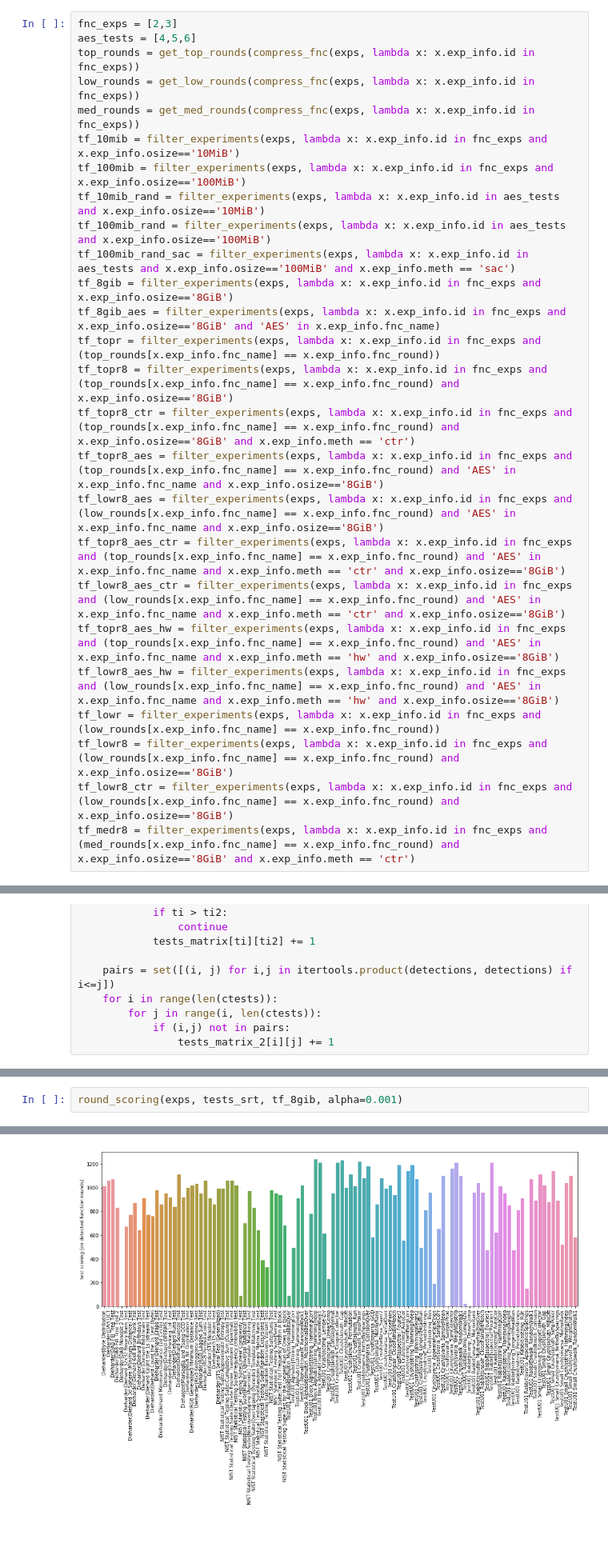
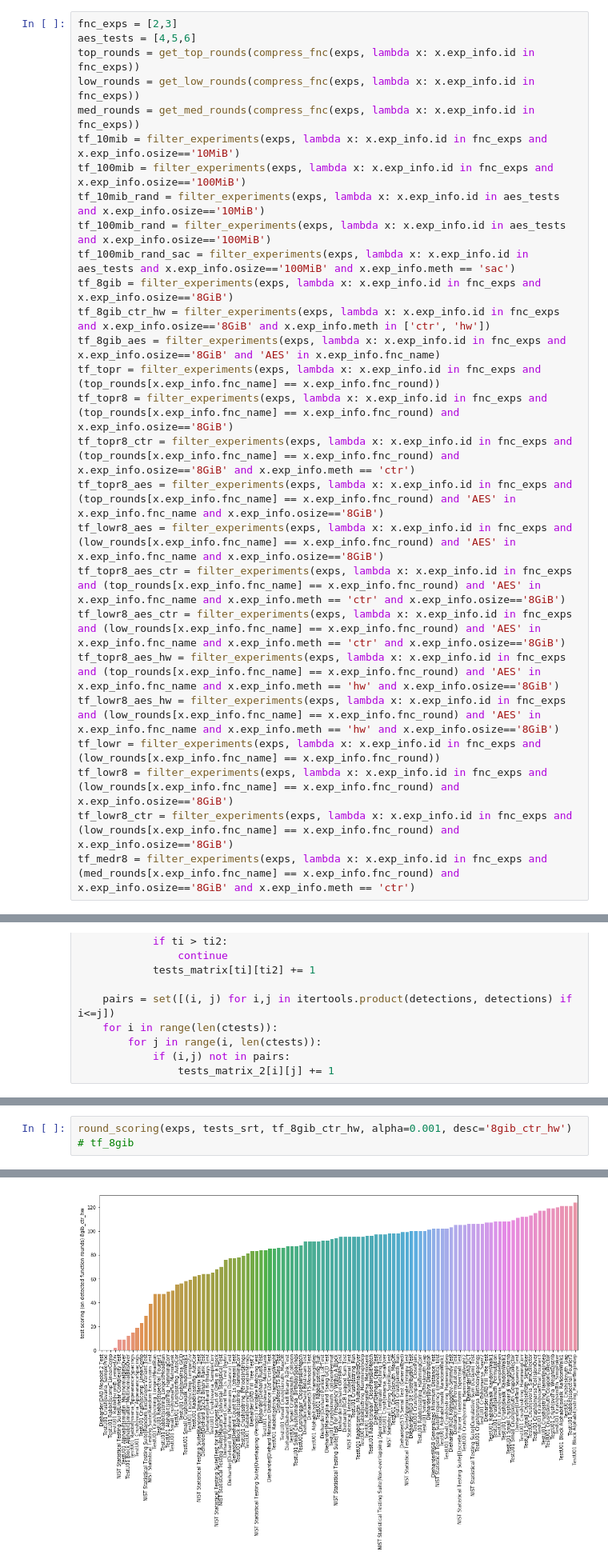
Before and after one commit to rozsa117/rtt-processor, a Jupyter notebook: proc2.ipynb, the cells around one changed output, grey strips where cells are left out. Shown at 80% size. Saved outputs shown, nothing was run; the diff lists cells and outputs as text; blank space fills up the shorter version.

```diff
--- a/proc2.ipynb
+++ b/proc2.ipynb
@@ -293,6 +295,7 @@ tf_10mib_rand = filter_experiments(exps, lambda x: x.exp_info.id in aes_tests an
 tf_100mib_rand = filter_experiments(exps, lambda x: x.exp_info.id in aes_tests and x.exp_info.osize=='100MiB')
 tf_100mib_rand_sac = filter_experiments(exps, lambda x: x.exp_info.id in aes_tests and x.exp_info.osize=='100MiB' and x.exp_info.meth == 'sac')
 tf_8gib = filter_experiments(exps, lambda x: x.exp_info.id in fnc_exps and x.exp_info.osize=='8GiB')
+tf_8gib_ctr_hw = filter_experiments(exps, lambda x: x.exp_info.id in fnc_exps and x.exp_info.osize=='8GiB' and x.exp_info.meth in ['ctr', 'hw'])
 tf_8gib_aes = filter_experiments(exps, lambda x: x.exp_info.id in fnc_exps and x.exp_info.osize=='8GiB' and 'AES' in x.exp_info.fnc_name)
 tf_topr = filter_experiments(exps, lambda x: x.exp_info.id in fnc_exps and (top_rounds[x.exp_info.fnc_name] == x.exp_info.fnc_round))
 tf_topr8 = filter_experiments(exps, lambda x: x.exp_info.id in fnc_exps and (top_rounds[x.exp_info.fnc_name] == x.exp_info.fnc_round) and x.exp_info.osize=='8GiB')
@@ -493,3 +537,3 @@ def round_scoring(exps, tests_srt, selection, alpha=0.01):
 # %%
-round_scoring(exps, tests_srt, tf_8gib, alpha=0.001)
+round_scoring(exps, tests_srt, tf_8gib_ctr_hw, alpha=0.001, desc='8gib_ctr_hw')  # tf_8gib
 # %% [output]
@@ -496,4 +557,4 @@ round_scoring(exps, tests_srt, tf_8gib, alpha=0.001)
-[figure, old version]
+[figure, new version]
 # %%
 # T1 test uniqueness scoring
 fig, ax = pyplot.subplots(figsize=(6*3, 2*3))
```
Also changed, not shown: parts of 9 cells of this notebook.
